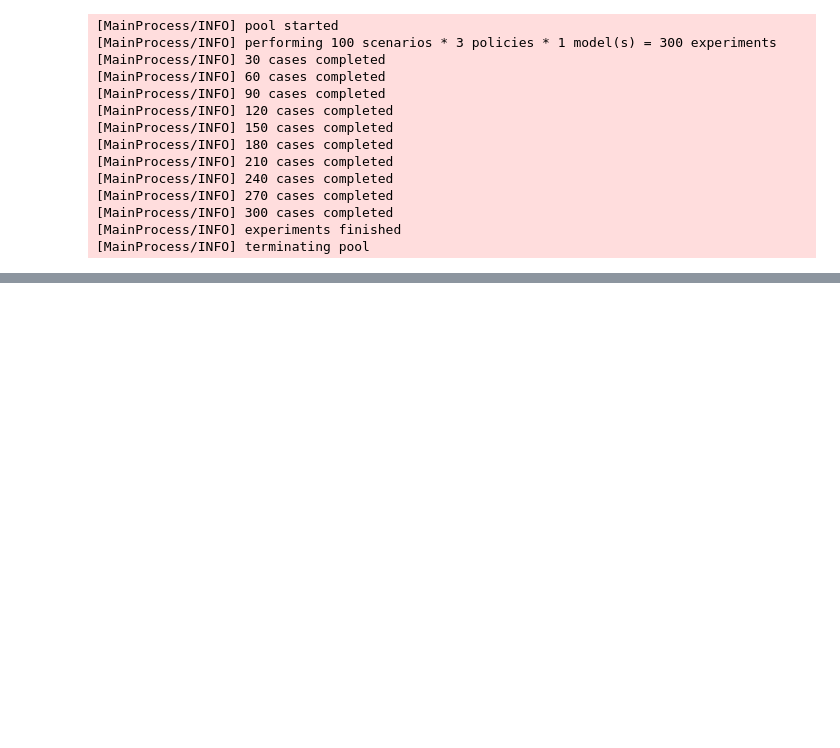
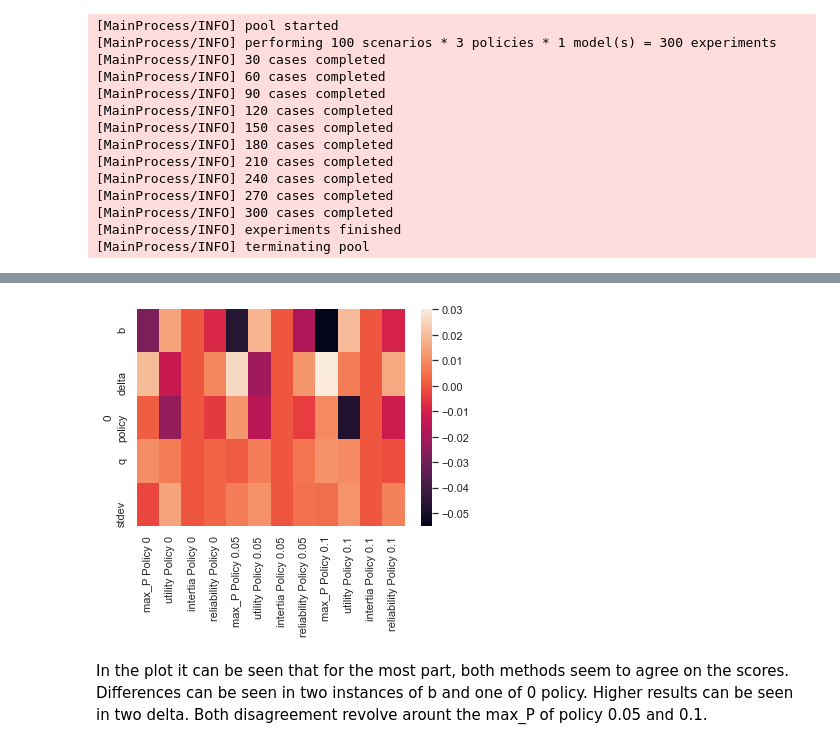
Before and after one commit to floristevito/EPA1361, a Jupyter notebook: lab_sessions/Week 3-4 - vulnerability analysis/assignment 7 - sensitivity analysis lake model.ipynb, the cells around one changed output, grey strips where cells are left out. Cells and saved outputs as stored; diff of their text form; code cells hidden in the pictures; blank space fills up the shorter version.

```diff
--- a/lab_sessions/Week 3-4 - vulnerability analysis/assignment 7 - sensitivity analysis lake model.ipynb
+++ b/lab_sessions/Week 3-4 - vulnerability analysis/assignment 7 - sensitivity analysis lake model.ipynb
@@ -238,0 +251,9 @@ importance1.reindex(sorted(importance1.columns), axis=1)
+# %%
+# Show heatmap to indicate where the major differences lie between the two methods.
+imp_difference = importance - importance1
+sns.set_theme()
+ax = sns.heatmap(imp_difference)
+# %% [output]
+[figure, added]
+# %% [markdown]
+In the plot it can be seen that for the most part, both methods seem to agree on the scores. Differences can be seen in two instances of b and one of 0 policy. Higher results can be seen in two delta. Both disagreement revolve arount the max_P of policy 0.05 and 0.1.
```
Also changed, not shown: parts of 12 cells of this notebook, 1 other file.
